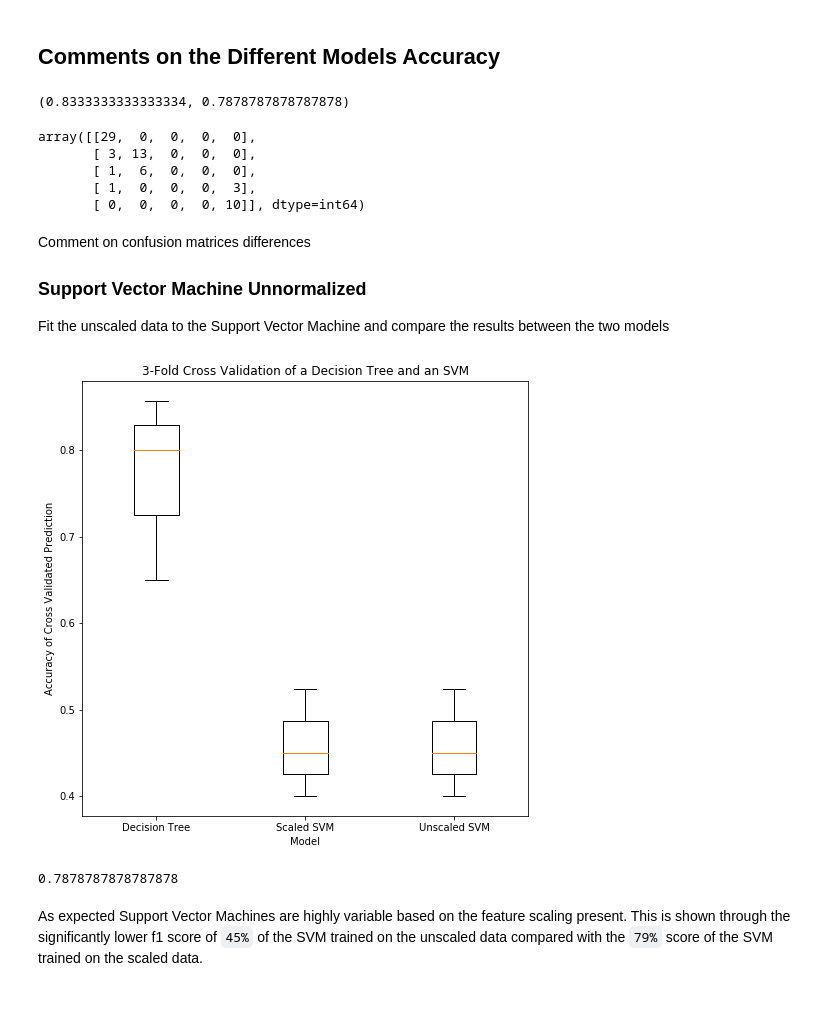
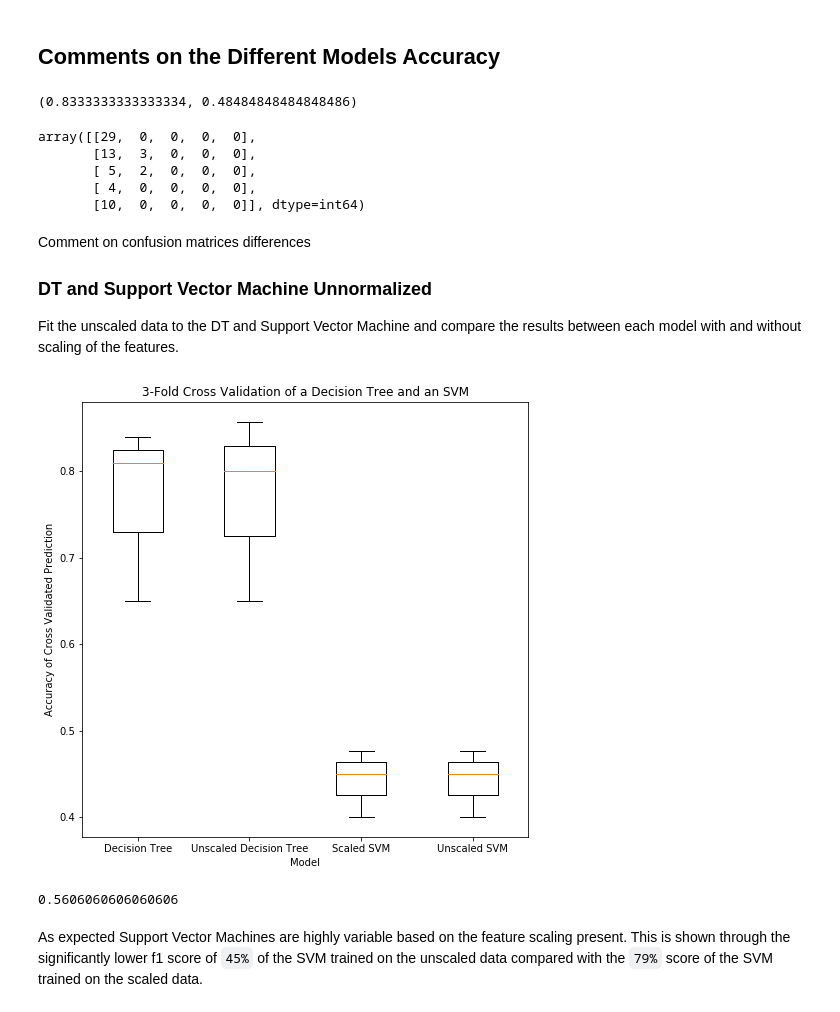
Before and after one commit to SamuelHeath/handson-ml, a Jupyter notebook: labs/lab3/lab03.ipynb, the cells around one changed output. Cells and saved outputs as stored; diff of their text form; code cells hidden in the pictures.

```diff
--- a/labs/lab3/lab03.ipynb
+++ b/labs/lab3/lab03.ipynb
@@ -106,7 +106,7 @@ dt = DecisionTreeClassifier(random_state=random_seed).fit(X_train_scaled, y_trai
 dt_test_predict = dt.predict(X_test_scaled)
 
 # Create a Support Vector Classifier
-svm = SVC(gamma="auto", random_state=random_seed).fit(X_train_scaled, y_train)
+svm = SVC(gamma="auto", kernel="poly", degree=3, random_state=random_seed).fit(X_train_scaled, y_train)
 svm_test_predict = svm.predict(X_test_scaled)
 # %% [markdown]
 ### Accuracy of Fitted Models
@@ -115,8 +115,8 @@ Compare the accuracy of the fitted models using their cross validated prediction
 from sklearn.model_selection import cross_val_score
 from sklearn.metrics import f1_score, confusion_matrix
 
-dt_y_predict = cross_val_score(dt, X_test, y_test, cv=3)
-svm_y_predict = cross_val_score(svm, X_test, y_test, cv=3)
+dt_y_predict = cross_val_score(dt, X_test_scaled, y_test, cv=3)
+svm_y_predict = cross_val_score(svm, X_test_scaled, y_test, cv=3)
 
 plt.figure(figsize=(8,8))
 plt.boxplot([dt_y_predict, svm_y_predict], labels=["Decision Tree", "Support Vector Machine"])
@@ -131,39 +131,49 @@ plt.show()
 # %%
 f1_score(y_test, dt_test_predict, average="micro"), f1_score(y_test, svm_test_predict, average="micro")
 # %% [output]
-(0.8333333333333334, 0.7878787878787878)
+(0.8333333333333334, 0.48484848484848486)
 # %%
 confusion_matrix(y_test, dt_test_predict)
 confusion_matrix(y_test, svm_test_predict)
 # %% [output]
 array([[29,  0,  0,  0,  0],
-       [ 3, 13,  0,  0,  0],
-       [ 1,  6,  0,  0,  0],
-       [ 1,  0,  0,  0,  3],
-       [ 0,  0,  0,  0, 10]], dtype=int64)
+       [13,  3,  0,  0,  0],
+       [ 5,  2,  0,  0,  0],
+       [ 4,  0,  0,  0,  0],
+       [10,  0,  0,  0,  0]], dtype=int64)
 # %% [markdown]
 Comment on confusion matrices differences
 
-### Support Vector Machine Unnormalized
-Fit the unscaled data to the Support Vector Machine and compare the results between the two models
+### DT and Support Vector Machine Unnormalized
+Fit the unscaled data to the DT and Support Vector Machine and compare the results between each model with and without scaling of the features.
+# %%
+# Create unscaled DT Classifier
+dt_raw = DecisionTreeClassifier(random_state=random_seed).fit(X_train, y_train)
+dt_raw_y_test_predict = dt_raw.predict(X_test)
+
+# Cross Validate the prediction of an unscaled DT classifier
+dt_raw_y_predict = cross_val_score(dt_raw, X_test, y_test, cv=3)
+
+# Create Unscaled SVM
+svm_raw = SVC(gamma="auto", random_state=random_seed, kernel="poly").fit(X_train, y_train)
+svm_raw_y_test_predict = svm_raw.predict(X_test)
+
+# Cross validate the prediction of the unscaled SVM
+svm_raw_y_predict = cross_val_score(svm_raw, X_test, y_test, cv=3)
 # %%
-svm_raw = SVC(gamma="auto", random_state=random_seed).fit(X_train, y_train)
-svm_raw_y_test_predict = svm_raw.predict(X_test)
-
-svm_raw_y_predict = cross_val_score(svm, X_test, y_test, cv=3)
-
+# Visualise the results in a bar graph
 plt.figure(figsize=(8,8))
-plt.boxplot([dt_y_predict, svm_y_predict, svm_raw_y_predict], labels=["Decision Tree", "Scaled SVM", "Unscaled SVM"])
+plt.boxplot([dt_y_predict, dt_raw_y_predict, svm_y_predict, svm_raw_y_predict], labels=["Decision Tree", "Unscaled Decision Tree", "Scaled SVM", "Unscaled SVM"])
 plt.title("3-Fold Cross Validation of a Decision Tree and an SVM")
 plt.ylabel("Accuracy of Cross Validated Prediction")
 plt.xlabel("Model")
 plt.show()
 # %% [output]
-[figure, old version]
+[figure, new version]
 # %%
 f1_score(y_test, svm_raw_y_test_predict, average="micro")
 # %% [output]
-0.7878787878787878
+0.5606060606060606
 # %% [markdown]
 As expected Support Vector Machines are highly variable based on the feature scaling present. This is shown through the significantly lower f1 score of `45%` of the SVM trained on the unscaled data compared with the `79%` score of the SVM trained on the scaled data.
 # %% [markdown]
```
Also changed, not shown: parts of 21 cells of this notebook.
